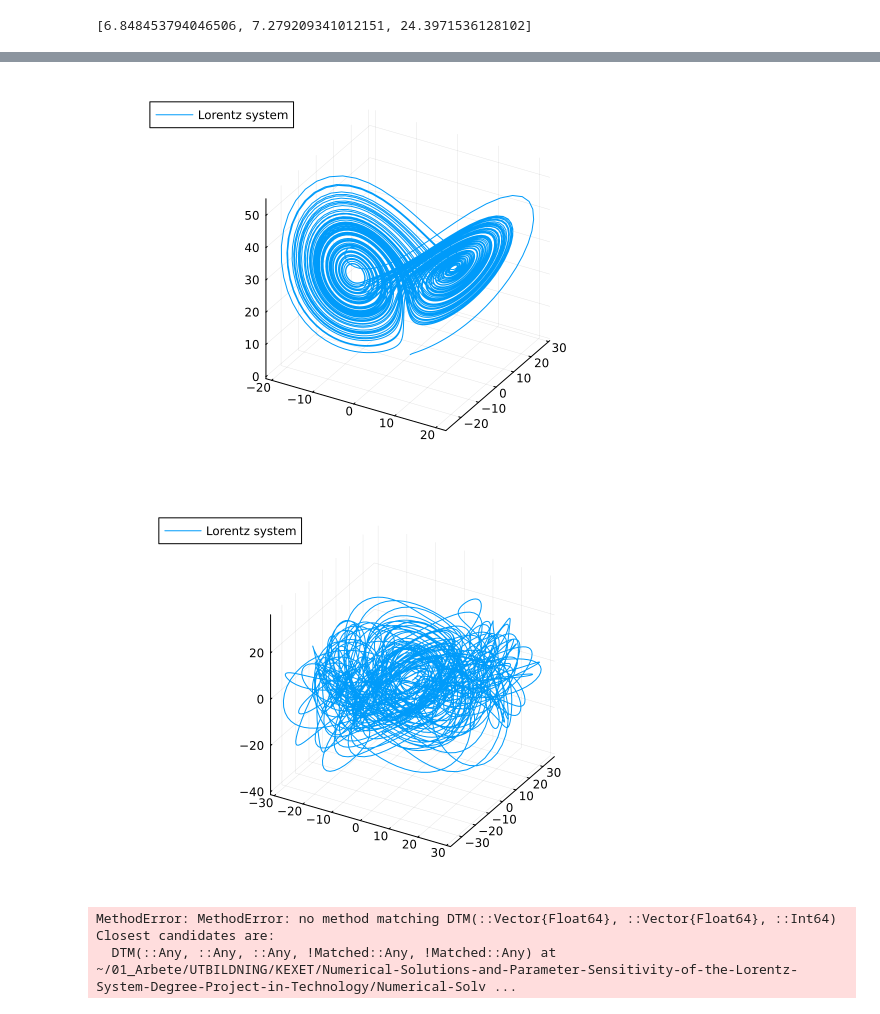
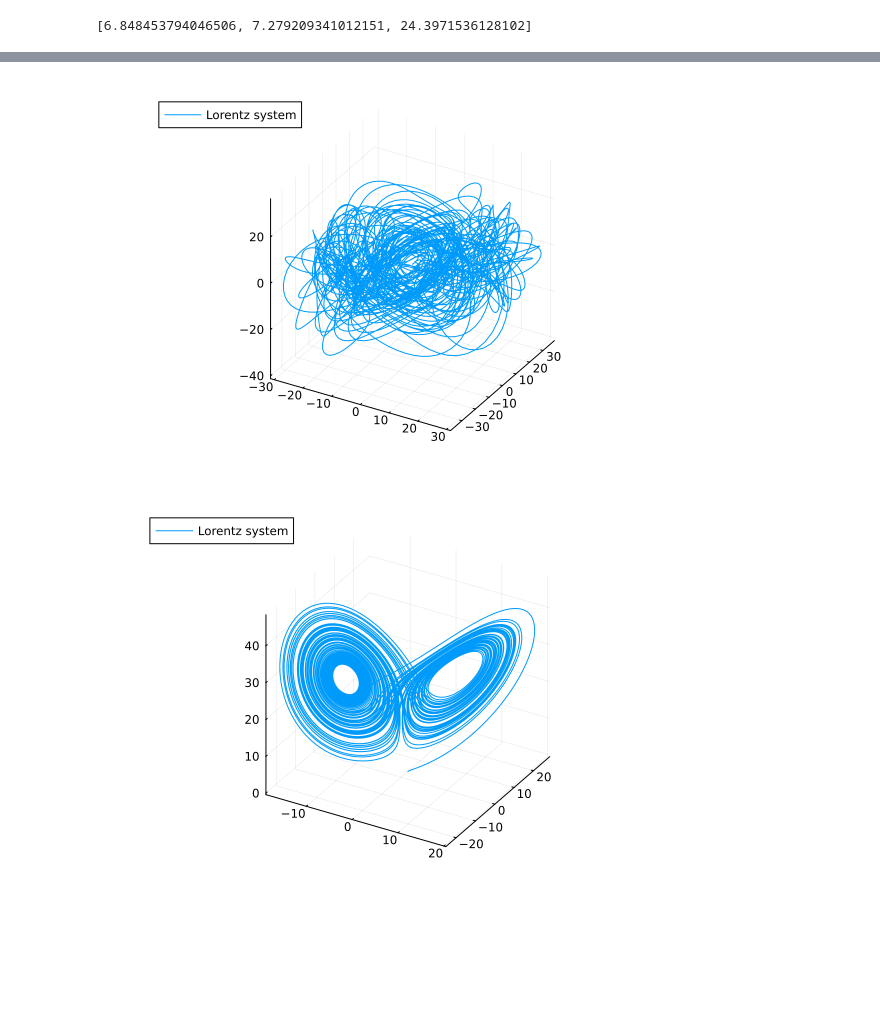
Before and after one commit to eiralarsson/Lorentz-System-Degree-Project, a Jupyter notebook: Numerical-Solvers/analysis.ipynb, the cells around one changed output, grey strips where cells are left out. Cells and saved outputs as stored; diff of their text form; code cells hidden in the pictures; blank space fills up the shorter version.

```diff
--- a/Numerical-Solvers/analysis.ipynb
+++ b/Numerical-Solvers/analysis.ipynb
@@ -56,16 +60,20 @@ print(x̄)
 # %%
-time = range(0,stop=(tsteps-1)*Δt,step=Δt)
-plot(Xeuler[1,:],Xeuler[2,:],Xeuler[3,:],label="Lorentz system")
+t = range(0,stop=(tsteps-1)*Δt,step=Δt)
+plot(XRK[1,:]-Xeuler[1,:],XRK[2,:]-Xeuler[2,:],XRK[3,:]-Xeuler[3,:],label="Lorentz system")
 # %% [output]
-[figure, old version]
+[figure, new version]
-# %%
-time = range(0,stop=(tsteps-1)*Δt,step=Δt)
-plot(XRK[1,:]-Xeuler[1,:],XRK[2,:]-Xeuler[2,:],XRK[3,:]-Xeuler[3,:],label="Lorentz system")
-# %% [output]
-[figure, removed]
-# %%
-C  = DTM([θ,μ,β],x̄₀,10)
-# %% [output]
-MethodError: MethodError: no method matching DTM(::Vector{Float64}, ::Vector{Float64}, ::Int64)
-Closest candidates are:
-  DTM(::Any, ::Any, ::Any, !Matched::Any, !Matched::Any) at ~/01_Arbete/UTBILDNING/KEXET/Numerical-Solutions-and-Parameter-Sensitivity-of-the-Lorentz-System-Degree-Project-in-Technology/Numerical-Solv ...
+# %%
+#DTM
+x̄=x̄₀
+terms=10
+tsteps=20000
+Δt = 0.01
+XDTM = zeros(3,tsteps)
+for i=1:tsteps
+    x̄=DTM([θ,μ,β],x̄,terms, Δt)
+    XDTM[:,i] = x̄
+end
+# %%
+plot(XDTM[1,:],XDTM[2,:],XDTM[3,:],label="Lorentz system")
+# %% [output]
+[figure, added]
```
Also changed, not shown: parts of 1 cell of this notebook, 2 other files.
